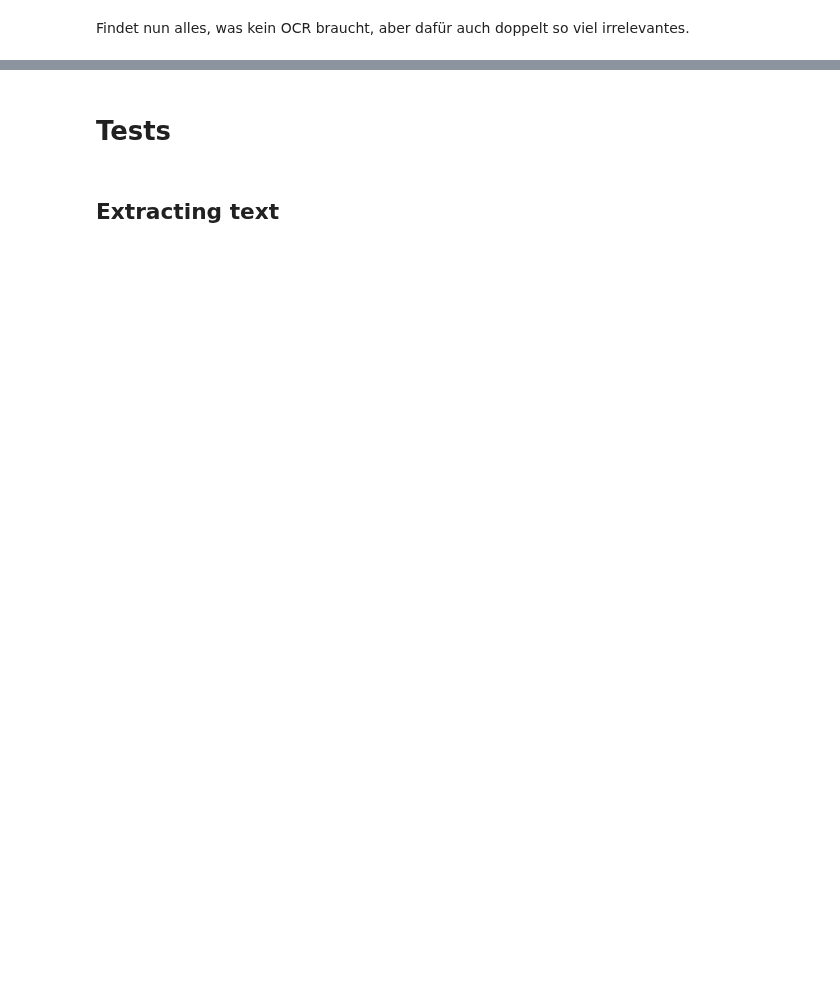
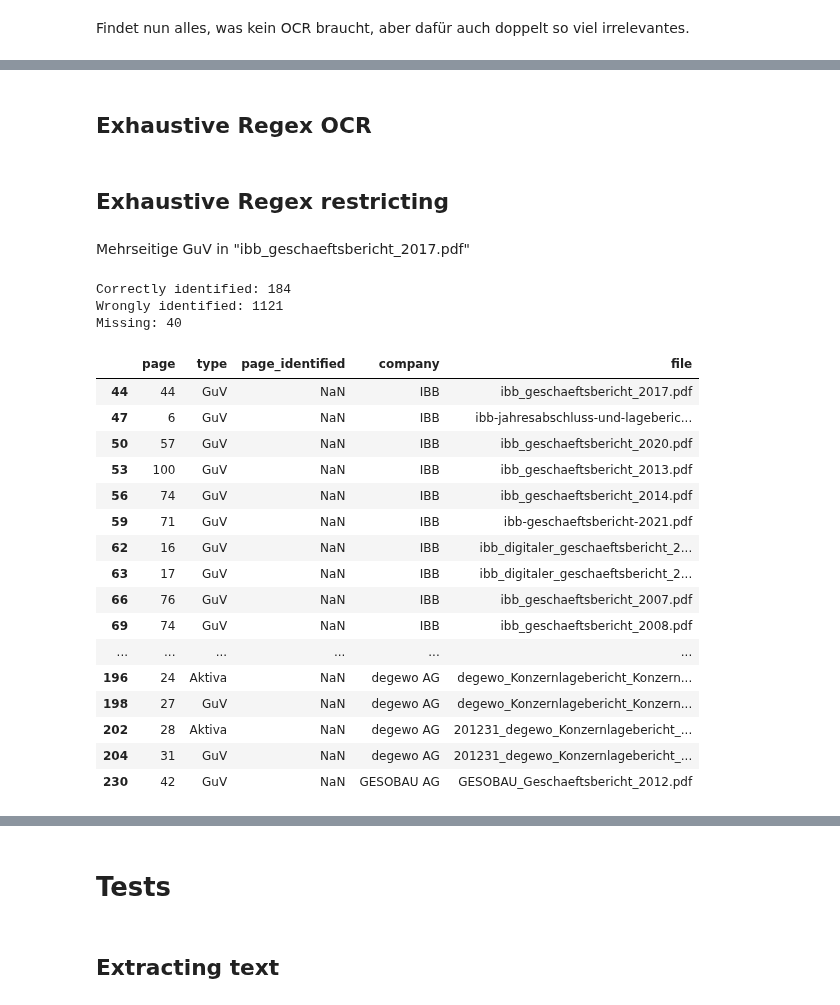
Before and after one commit to Famondir/Thesis, a Jupyter notebook: Python/page_detection_benchmark.ipynb, the cells around one changed output, grey strips where cells are left out. Drawn from its saved outputs; the diff is of its cells as text; code cells hidden in the pictures; blank space fills up the shorter version.

```diff
--- a/Python/page_detection_benchmark.ipynb
+++ b/Python/page_detection_benchmark.ipynb
@@ -397,0 +393,2 @@ Mit OCR und breitem Regex, könnenalle Seiten identifiziert werden. Es müssen d
+# %% [markdown]
+## Exhaustive Regex OCR
@@ -397,0 +426,59 @@ Mit OCR und breitem Regex, könnenalle Seiten identifiziert werden. Es müssen d
+# %% [markdown]
+## Exhaustive Regex restricting
+# %%
+# Aktiva und Passiva in einigen AfStatBBB nicht korrekt formatiert
+regex_patterns_4 = {
+    "Aktiva": [
+        r"aktiva|aktivseite|a k t i v a|a k t i v s e i t e|anlageverm.{1,2}gen",
+        r"((20\d{2}).*(20\d{2}))|((20\d{2}).*vorjahr)|vorjahr",
+        r"anlageverm.{1,2}gen"
+    ],
+    "Passiva": [
+        r"passiva|passivseite|p a s s i v a|p a s s i v s e i t e|eigenkapital",
+        r"((20\d{2}).*(20\d{2}))|((20\d{2}).*vorjahr)|vorjahr",
+        r"eigenkapital"
+    ],
+    "GuV": [
+        r"gewinn",
+        r"verlust",
+        r"rechnung",
+        r"((20\d{2}).*(20\d{2}))|vorjahr",
+        r"umsatzerl.{1,2}se"
+    ]
+}
+
+page_identifier_regex_4 = PageIdentifierRegex(
+    # base_dir = "../Geschaeftsberichte/Berlin Energie und Netzholding/",
+    base_dir = "../Geschaeftsberichte/",
+    result_dir= "../benchmark_results/page_identification/regex_3",
+    regex_patterns = regex_patterns_4,
+    verbose = False
+)
+
+page_identifier_regex_4.walk_dir()
+# %% [markdown]
+Mehrseitige GuV in "ibb_geschaeftsbericht_2017.pdf"
+# %%
+ben_df4 = page_identifier_regex_4.benchmark()
+ben_df4['missing']
+# %% [output]
+Correctly identified: 184
+Wrongly identified: 1121
+Missing: 40
+|  | page | type | page_identified | company | file |
+| 44 | 44 | GuV | NaN | IBB | ibb_geschaeftsbericht_2017.pdf |
+| 47 | 6 | GuV | NaN | IBB | ibb-jahresabschluss-und-lageberic... |
+| 50 | 57 | GuV | NaN | IBB | ibb_geschaeftsbericht_2020.pdf |
+| 53 | 100 | GuV | NaN | IBB | ibb_geschaeftsbericht_2013.pdf |
+| 56 | 74 | GuV | NaN | IBB | ibb_geschaeftsbericht_2014.pdf |
+| 59 | 71 | GuV | NaN | IBB | ibb-geschaeftsbericht-2021.pdf |
+| 62 | 16 | GuV | NaN | IBB | ibb_digitaler_geschaeftsbericht_2... |
+| 63 | 17 | GuV | NaN | IBB | ibb_digitaler_geschaeftsbericht_2... |
+| 66 | 76 | GuV | NaN | IBB | ibb_geschaeftsbericht_2007.pdf |
+| 69 | 74 | GuV | NaN | IBB | ibb_geschaeftsbericht_2008.pdf |
+| ... | ... | ... | ... | ... | ... |
+| 196 | 24 | Aktiva | NaN | degewo AG | degewo_Konzernlagebericht_Konzern... |
+| 198 | 27 | GuV | NaN | degewo AG | degewo_Konzernlagebericht_Konzern... |
+| 202 | 28 | Aktiva | NaN | degewo AG | 201231_degewo_Konzernlagebericht_... |
+| 204 | 31 | GuV | NaN | degewo AG | 201231_degewo_Konzernlagebericht_... |
+| 230 | 42 | GuV | NaN | GESOBAU AG | GESOBAU_Geschaeftsbericht_2012.pdf |
```
Also changed, not shown: parts of 17 cells of this notebook.
